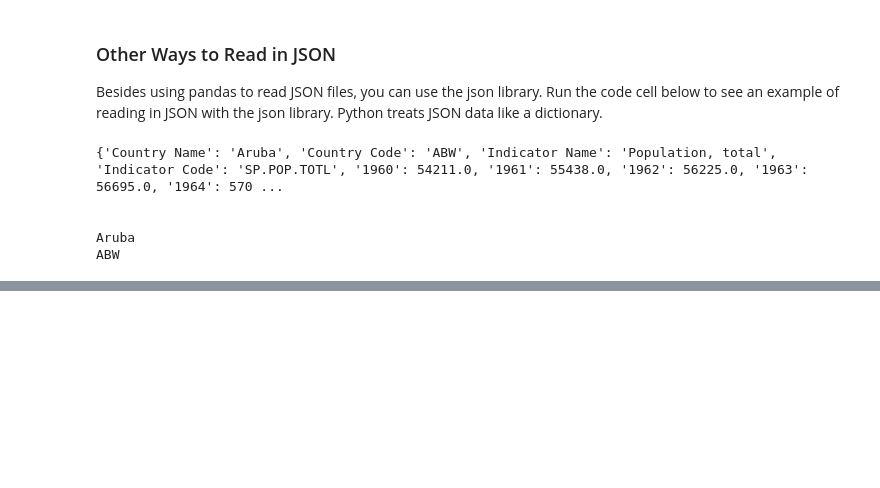
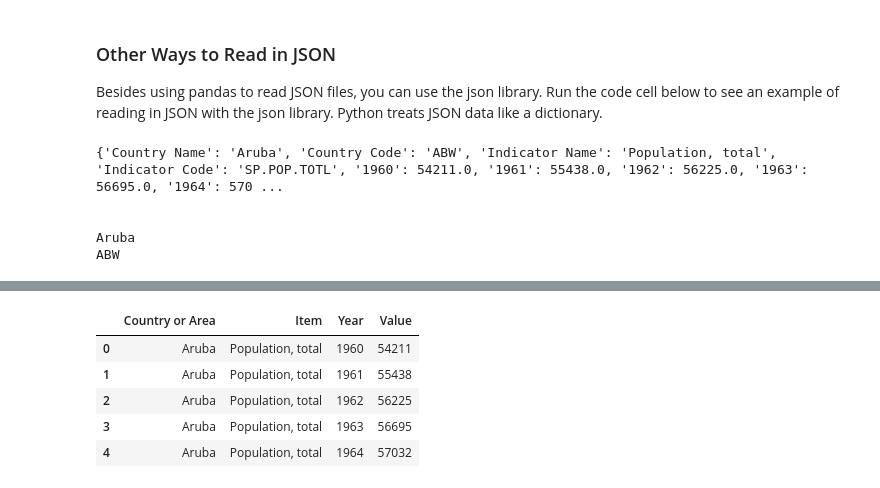
Before and after one commit to vpontello/DataScience_Nanodegree, a Jupyter notebook: 03_Data_Engineering/exercise_1_CSV/exercise_1_CSV.ipynb, the cells around one changed output, grey strips where cells are left out. Saved outputs shown, nothing was run; the diff lists cells and outputs as text; code cells hidden in the pictures; blank space fills up the shorter version.

```diff
--- a/03_Data_Engineering/exercise_1_CSV/exercise_1_CSV.ipynb
+++ b/03_Data_Engineering/exercise_1_CSV/exercise_1_CSV.ipynb
@@ -306,0 +354,7 @@ ABW
+# %%
+# import the BeautifulSoup library
+from bs4 import BeautifulSoup
+
+# open the population_data.xml file and load into Beautiful Soup
+with open("../data/population_data.xml") as fp:
+    soup = BeautifulSoup(fp, "lxml") # lxml is the Parser type
@@ -306,0 +363,14 @@ ABW
+# %%
+# output the first 5 records in the xml file
+# this is an example of how to navigate the XML document with BeautifulSoup
+
+i = 0
+# use the find_all method to get all record tags in the document
+for record in soup.find_all('record'):
+    # use the find_all method to get all fields in each record
+    i += 1
+    for record in record.find_all('field'):
+        print(record['name'], ': ' , record.text)
+    print()
+    if i == 5:
+        break
@@ -306,0 +415,23 @@ ABW
+# %%
+array = []
+i=0
+# use the find_all method to get all record tags in the document
+for record in soup.find_all('record'):
+    # use the find_all method to get all fields in each record
+    d = {}
+    i += 1
+    for record in record.find_all('field'):
+        d[record['name']] = record.text
+    array.append(d)
+    # if i == 1:
+    #     break
+df_xml = pd.DataFrame(array)
+# %%
+df_xml.head()
+# %% [output]
+|  | Country or Area | Item | Year | Value |
+| 0 | Aruba | Population, total | 1960 | 54211 |
+| 1 | Aruba | Population, total | 1961 | 55438 |
+| 2 | Aruba | Population, total | 1962 | 56225 |
+| 3 | Aruba | Population, total | 1963 | 56695 |
+| 4 | Aruba | Population, total | 1964 | 57032 |
```
Also changed, not shown: parts of 9 cells of this notebook.
